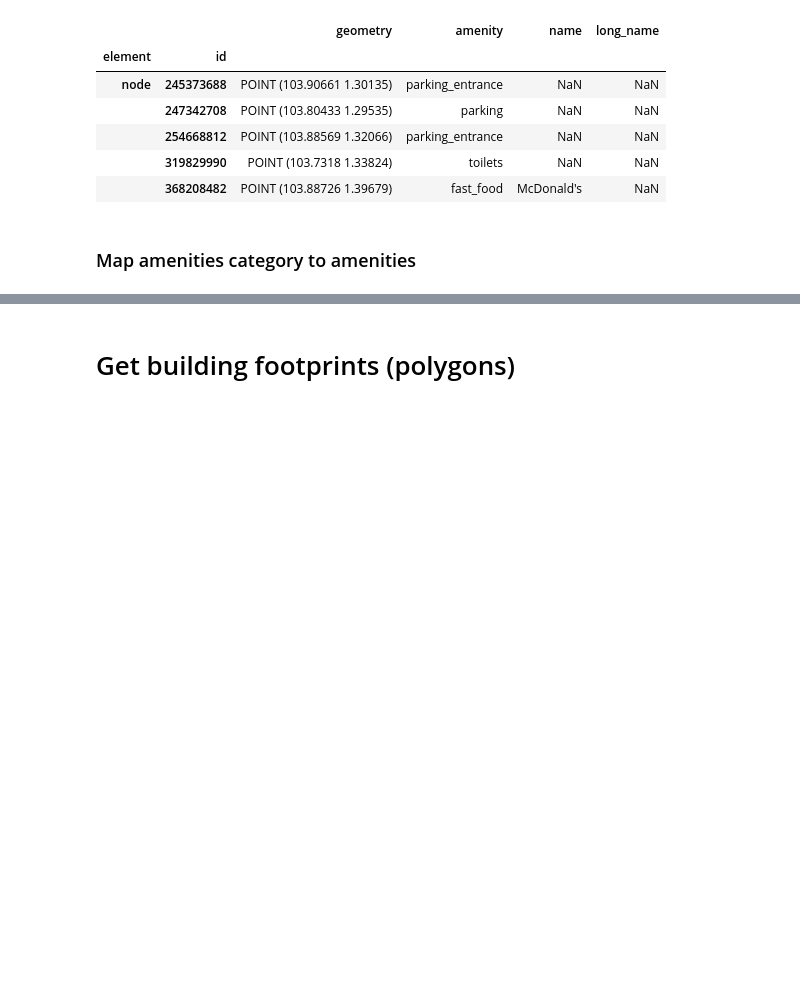
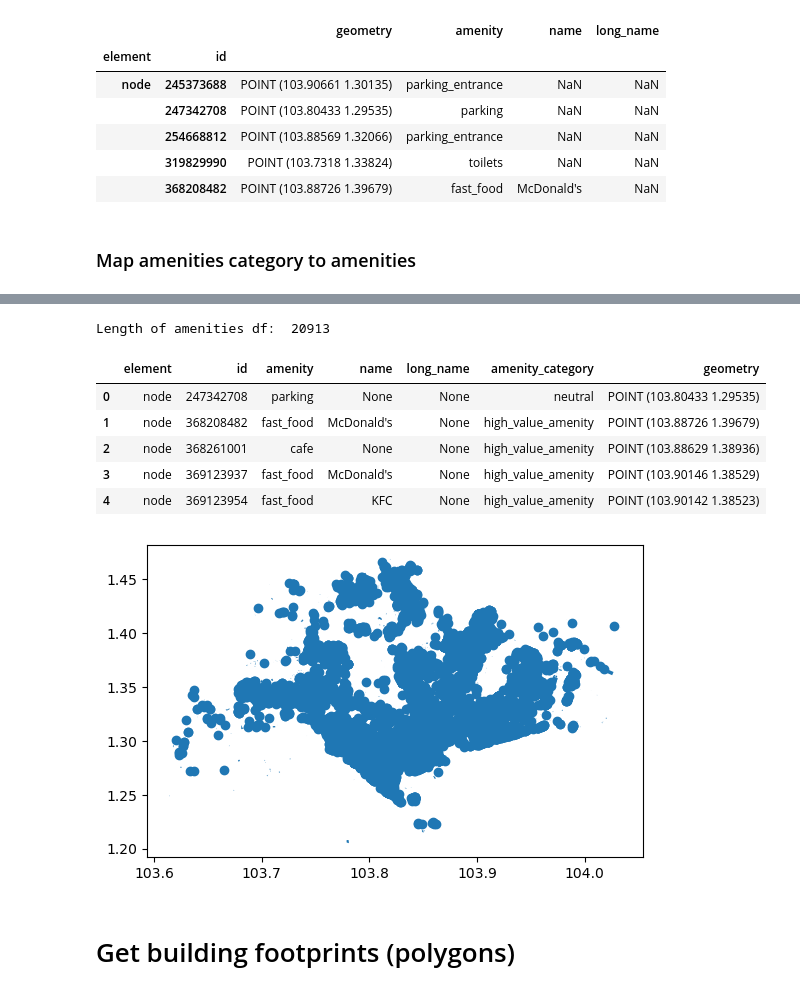
Before and after one commit to pakhuiying/property_prices_flood, a Jupyter notebook: amenities.ipynb, the cells around one changed output, grey strips where cells are left out. Drawn from its saved outputs; the diff is of its cells as text; code cells hidden in the pictures; blank space fills up the shorter version.

```diff
--- a/amenities.ipynb
+++ b/amenities.ipynb
@@ -119,3 +133,17 @@ amenities_gdf_point.head()
+# %%
+amenities_df = gpd.read_file(os.path.join(os.getcwd(),"Data",'SG_amenities.geojson'))
+amenities_df.plot()
+print("Length of amenities df: ", len(amenities_df))
+amenities_df.head()
+# %% [output]
+Length of amenities df:  20913
+|  | element | id | amenity | name | long_name | amenity_category | geometry |
+| 0 | node | 247342708 | parking | None | None | neutral | POINT (103.80433 1.29535) |
+| 1 | node | 368208482 | fast_food | McDonald's | None | high_value_amenity | POINT (103.88726 1.39679) |
+| 2 | node | 368261001 | cafe | None | None | high_value_amenity | POINT (103.88629 1.38936) |
+| 3 | node | 369123937 | fast_food | McDonald's | None | high_value_amenity | POINT (103.90146 1.38529) |
+| 4 | node | 369123954 | fast_food | KFC | None | high_value_amenity | POINT (103.90142 1.38523) |
+[figure, added]
 # %% [markdown]
 # Get building footprints (polygons)
 # %%
```
Also changed, not shown: parts of 15 cells of this notebook.
